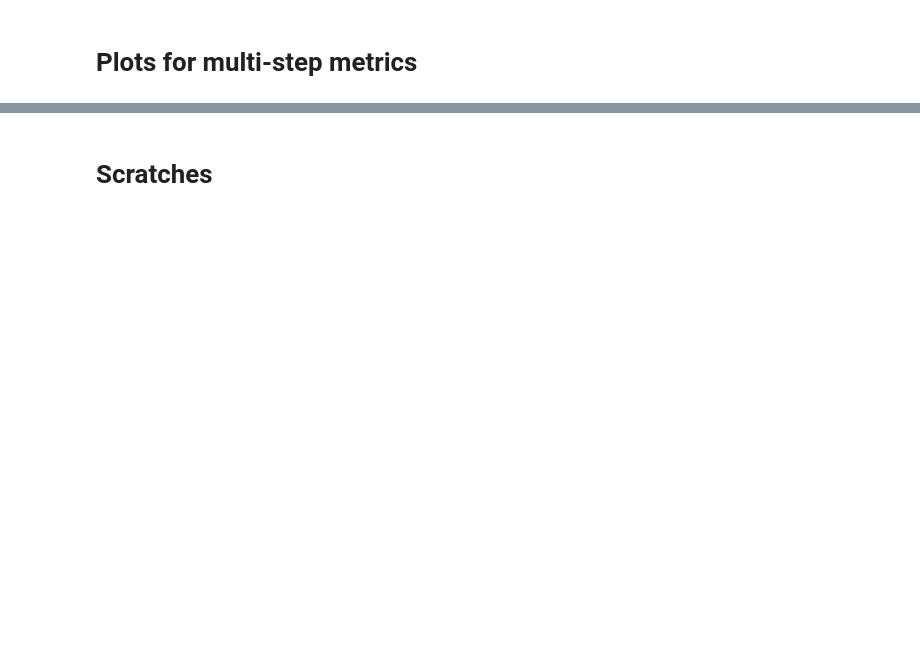
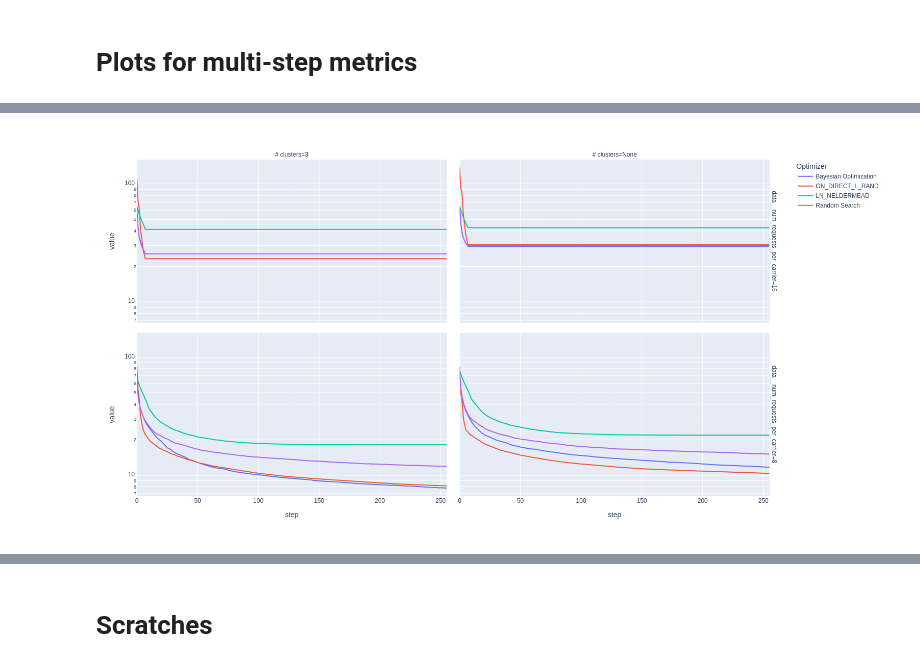
Before and after one commit to selting/CACT, a Jupyter notebook: src/CACT/evaluation_module/interactive_evaluation.ipynb, the cells around one changed output, grey strips where cells are left out. Cells and saved outputs as stored; diff of their text form; code cells hidden in the pictures; blank space fills up the shorter version.

```diff
--- a/src/CACT/evaluation_module/interactive_evaluation.ipynb
+++ b/src/CACT/evaluation_module/interactive_evaluation.ipynb
@@ -304,3 +367,21 @@ px.line(
+# %%
+
+#tmp['No. of Bidding Jobs'] = tmp['No. of Bidding Jobs'].astype(str)
+px.line(
+    tmp,
+    x='step',
+    y=['target_opt__mean'],
+    color='Optimizer',
+    facet_col='# clusters',
+    facet_row='data__num_requests_per_carrier',
+    # line_dash='LOC',
+    #markers=True,
+    # labels={'target_opt_mean': PARAMS['Error Function'].unique()[0]},
+    log_y=True,
+    height=800
+).update_traces(connectgaps=True)
+# %% [output]
+[figure, added]
 # %%
 p = (
     ggplot(tmp, aes(
```
Also changed, not shown: parts of 11 cells of this notebook, 2 other files.
